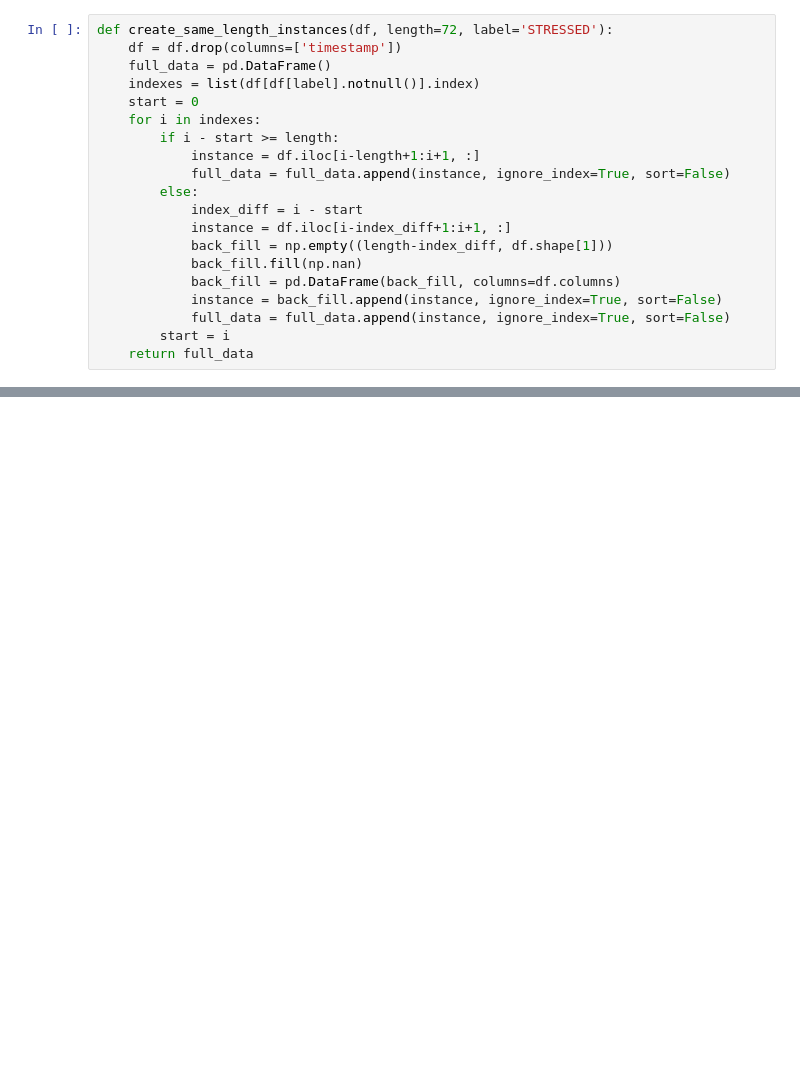
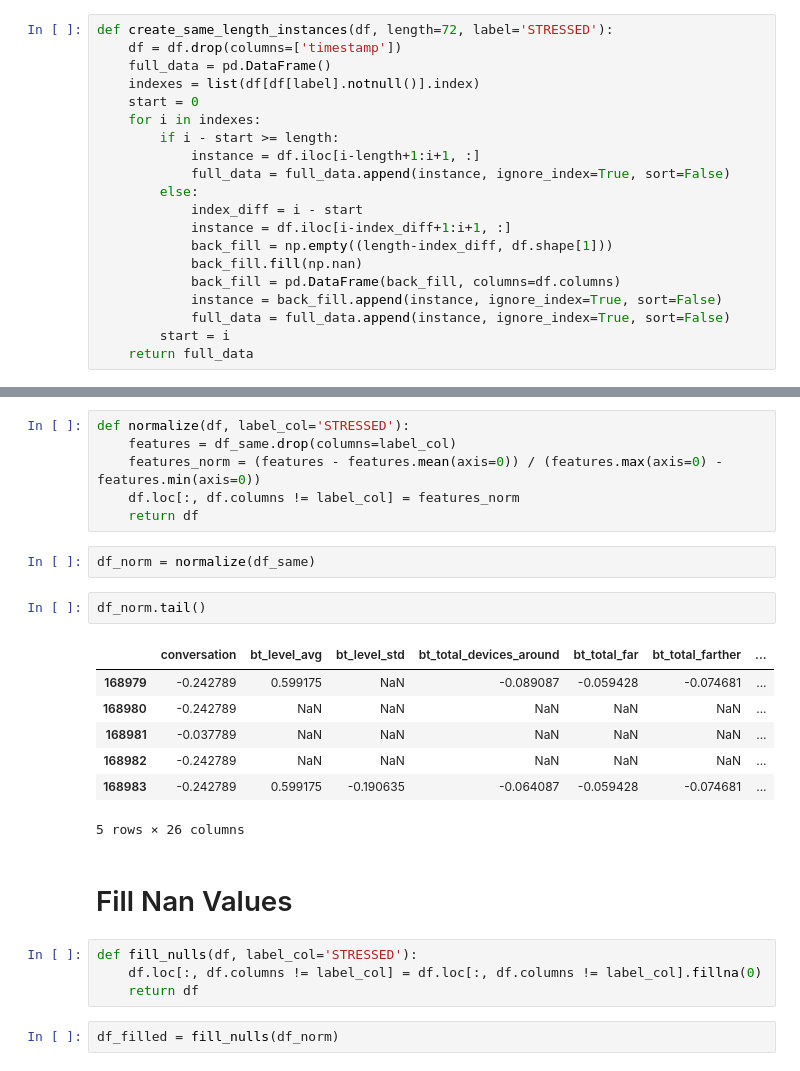
Before and after one commit to acikmese/master-thesis, a Jupyter notebook: student-life/dataset-creation/create_same_length_instances.ipynb, the cells around one changed output, grey strips where cells are left out. Drawn from its saved outputs; the diff is of its cells as text; blank space fills up the shorter version.

```diff
--- a/student-life/dataset-creation/create_same_length_instances.ipynb
+++ b/student-life/dataset-creation/create_same_length_instances.ipynb
@@ -120,0 +100,26 @@ uza[uza.STRESSED.notnull()]
+# %%
+def normalize(df, label_col='STRESSED'):
+    features = df_same.drop(columns=label_col)
+    features_norm = (features - features.mean(axis=0)) / (features.max(axis=0) - features.min(axis=0))
+    df.loc[:, df.columns != label_col] = features_norm
+    return df
+# %%
+df_norm = normalize(df_same)
+# %%
+df_norm.tail()
+# %% [output]
+|  | conversation | bt_level_avg | bt_level_std | bt_total_devices_around | bt_total_far | bt_total_farther | ... |
+| 168979 | -0.242789 | 0.599175 | NaN | -0.089087 | -0.059428 | -0.074681 | ... |
+| 168980 | -0.242789 | NaN | NaN | NaN | NaN | NaN | ... |
+| 168981 | -0.037789 | NaN | NaN | NaN | NaN | NaN | ... |
+| 168982 | -0.242789 | NaN | NaN | NaN | NaN | NaN | ... |
+| 168983 | -0.242789 | 0.599175 | -0.190635 | -0.064087 | -0.059428 | -0.074681 | ... |
+5 rows × 26 columns
+# %% [markdown]
+# Fill Nan Values
+# %%
+def fill_nulls(df, label_col='STRESSED'):
+    df.loc[:, df.columns != label_col] = df.loc[:, df.columns != label_col].fillna(0)
+    return df
+# %%
+df_filled = fill_nulls(df_norm)
```
Also changed, not shown: parts of 46 cells of this notebook, 1 other file.
